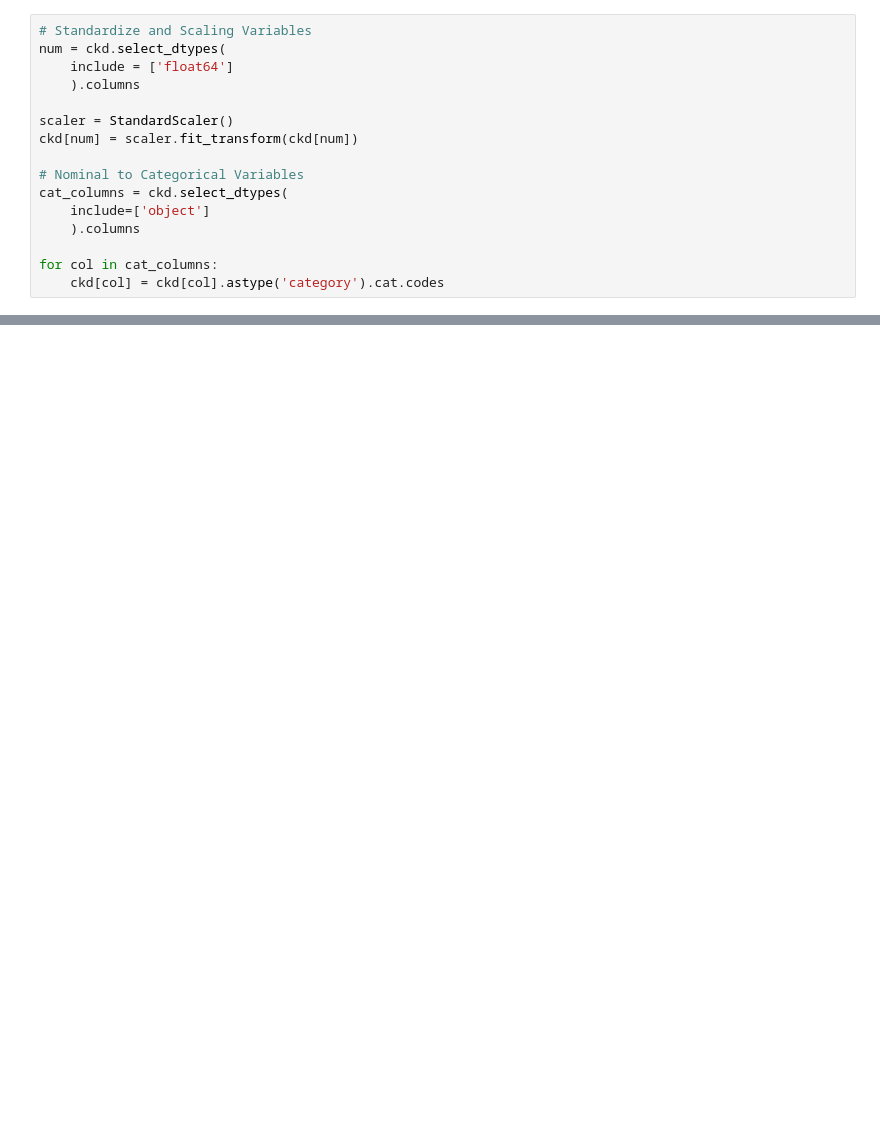
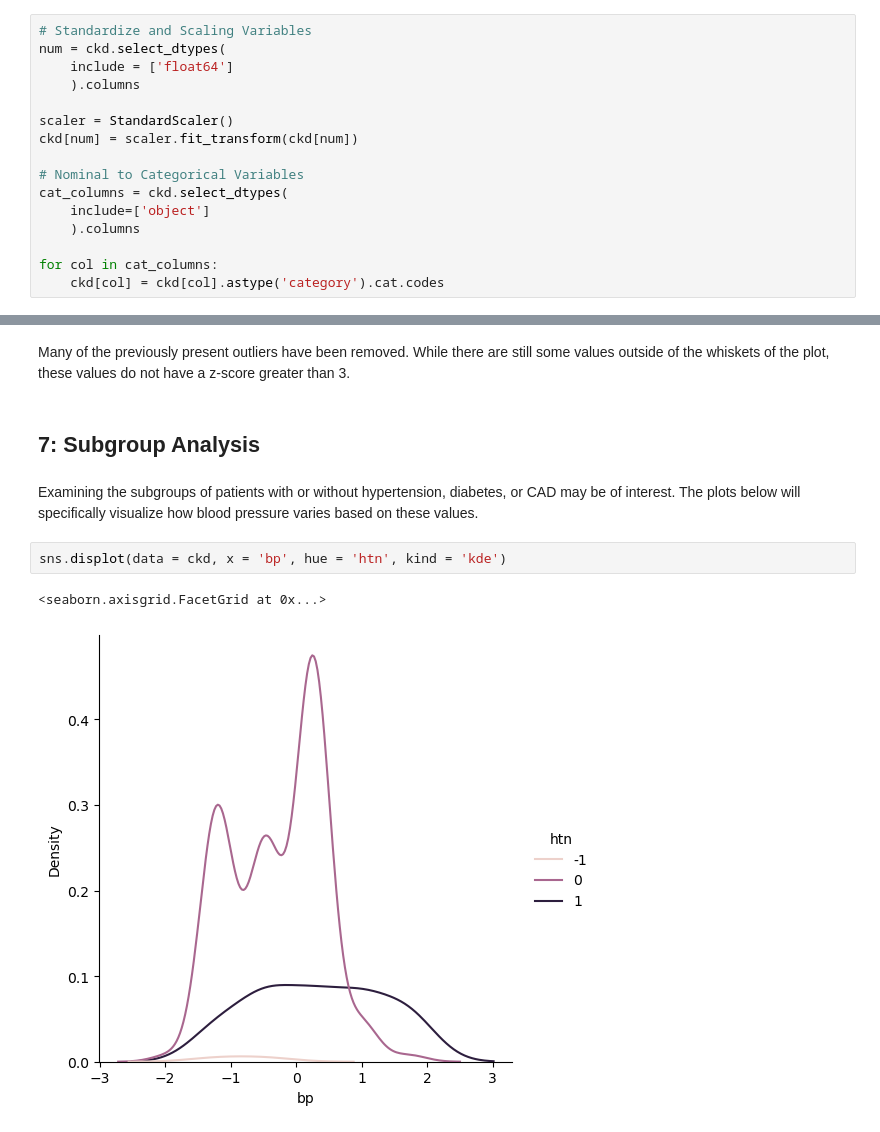
Before and after one commit to nimerkb/Assign6, a Jupyter notebook: assignment6.ipynb, the cells around one changed output, grey strips where cells are left out. Cells and saved outputs as stored; diff of their text form; blank space fills up the shorter version.

```diff
--- a/assignment6.ipynb
+++ b/assignment6.ipynb
@@ -298,0 +335,11 @@ for col in cat_columns:
+# %% [markdown]
+Many of the previously present outliers have been removed. While there are still some values outside of the whiskets of the plot, these values do not have a z-score greater than 3.
+# %% [markdown]
+## 7: Subgroup Analysis
+# %% [markdown]
+Examining the subgroups of patients with or without hypertension, diabetes, or CAD may be of interest. The plots below will specifically visualize how blood pressure varies based on these values.
+# %%
+sns.displot(data = ckd, x = 'bp', hue = 'htn', kind = 'kde')
+# %% [output]
+<seaborn.axisgrid.FacetGrid at 0x...>
+[figure, added]
```
Also changed, not shown: parts of 15 cells of this notebook.
